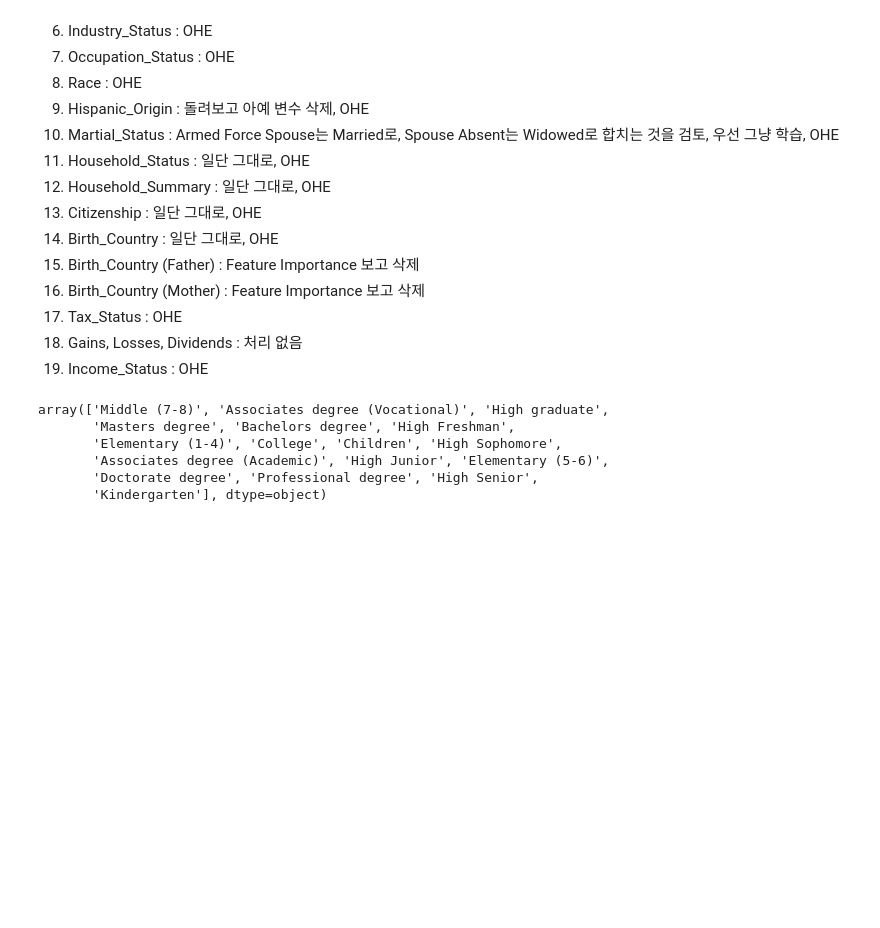
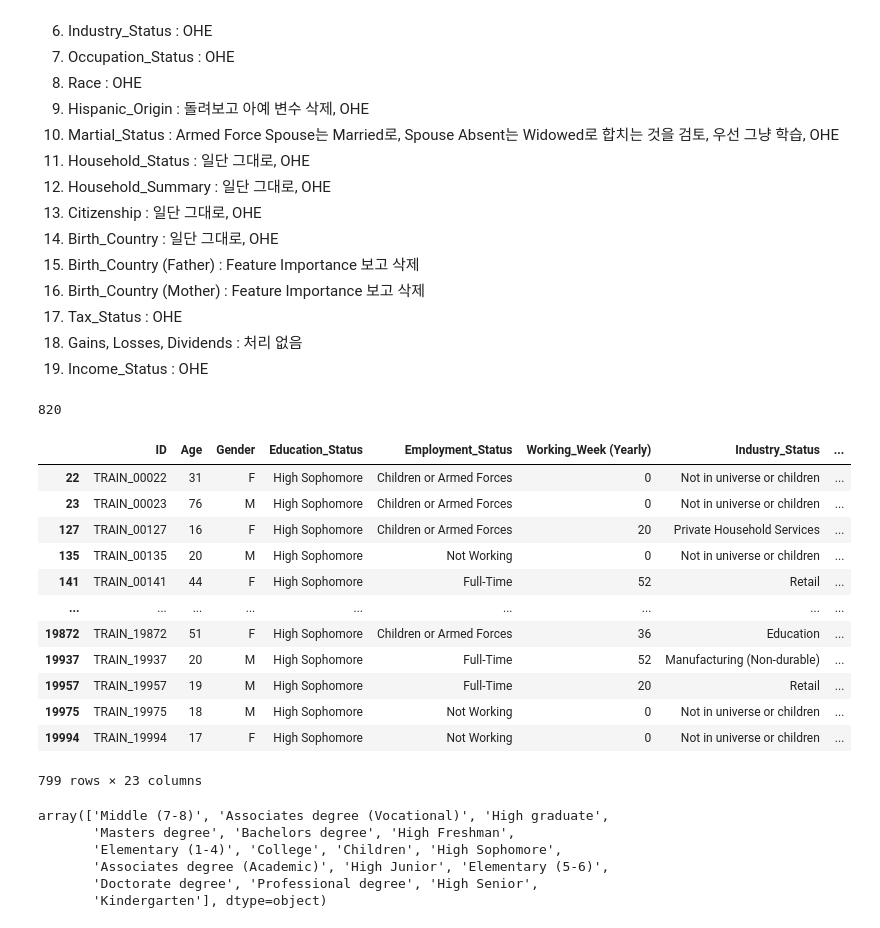
Before and after one commit to YoungjaeKang/dacon_income_forecast, a Jupyter notebook: 2. Model-2.ipynb, the cells around one changed output. Drawn from its saved outputs; the diff is of its cells as text; code cells hidden in the pictures; blank space fills up the shorter version.

```diff
--- a/2. Model-2.ipynb
+++ b/2. Model-2.ipynb
@@ -654,6 +654,26 @@ test_x = test_df.drop(columns=['ID'])
 17. Tax_Status : OHE
 18. Gains, Losses, Dividends : 처리 없음
 19. Income_Status : OHE
+# %%
+train_df['Education_Status'].isin(['High Junior']).sum()
+# %% [output]
+820
+# %%
+train_df.loc[train_df['Education_Status'] == 'High Sophomore']
+# %% [output]
+|  | ID | Age | Gender | Education_Status | Employment_Status | Working_Week (Yearly) | Industry_Status | ... |
+| 22 | TRAIN_00022 | 31 | F | High Sophomore | Children or Armed Forces | 0 | Not in universe or children | ... |
+| 23 | TRAIN_00023 | 76 | M | High Sophomore | Children or Armed Forces | 0 | Not in universe or children | ... |
+| 127 | TRAIN_00127 | 16 | F | High Sophomore | Children or Armed Forces | 20 | Private Household Services | ... |
+| 135 | TRAIN_00135 | 20 | M | High Sophomore | Not Working | 0 | Not in universe or children | ... |
+| 141 | TRAIN_00141 | 44 | F | High Sophomore | Full-Time | 52 | Retail | ... |
+| ... | ... | ... | ... | ... | ... | ... | ... | ... |
+| 19872 | TRAIN_19872 | 51 | F | High Sophomore | Children or Armed Forces | 36 | Education | ... |
+| 19937 | TRAIN_19937 | 20 | M | High Sophomore | Full-Time | 52 | Manufacturing (Non-durable) | ... |
+| 19957 | TRAIN_19957 | 19 | M | High Sophomore | Full-Time | 20 | Retail | ... |
+| 19975 | TRAIN_19975 | 18 | M | High Sophomore | Not Working | 0 | Not in universe or children | ... |
+| 19994 | TRAIN_19994 | 17 | F | High Sophomore | Not Working | 0 | Not in universe or children | ... |
+799 rows × 23 columns
 # %%
 train_df['Education_Status'].unique()
 # %% [output]
```
Also changed, not shown: parts of 1 cell of this notebook.
